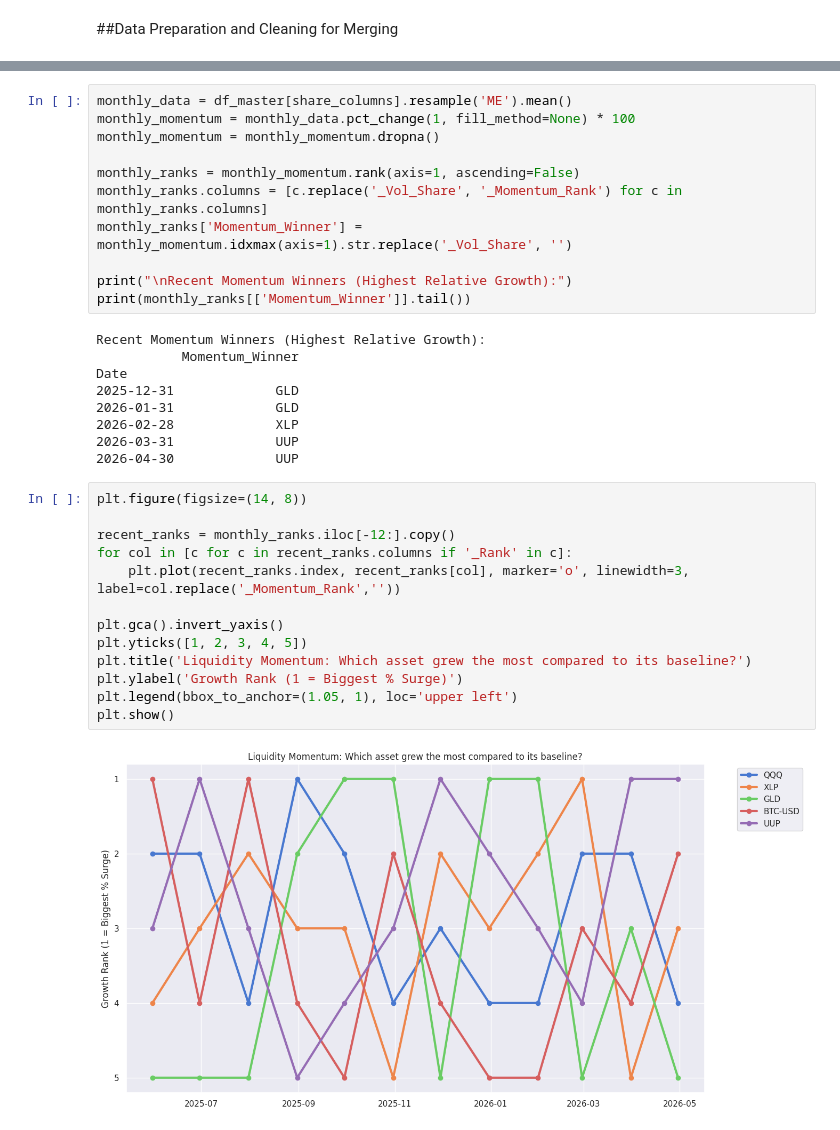
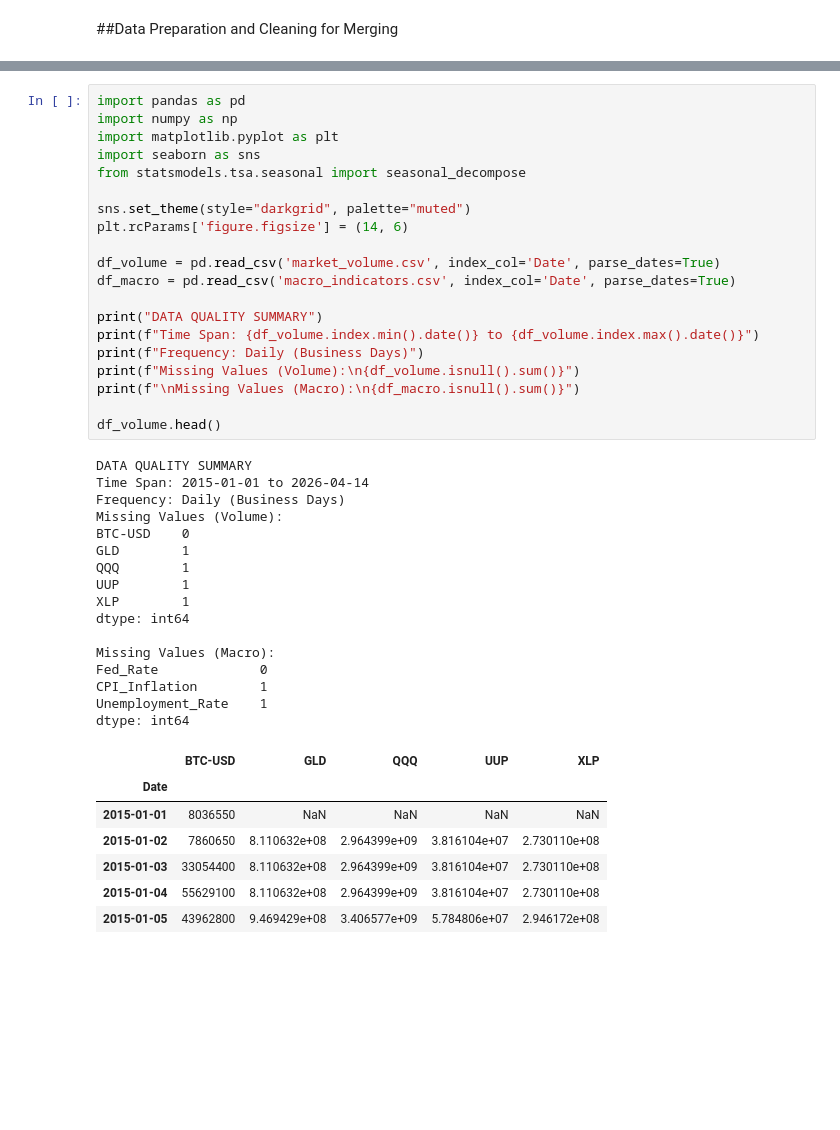
Before and after one commit to Aaguilar123/Macro-Liquidity-Asset-Leaderboard-Forecast, a Jupyter notebook: shared_eda/EDA.ipynb, the cells around one changed output, grey strips where cells are left out. Drawn from its saved outputs; the diff is of its cells as text; blank space fills up the shorter version.

```diff
--- a/shared_eda/EDA.ipynb
+++ b/shared_eda/EDA.ipynb
@@ -160,35 +7,44 @@ plt.show()
-# %%
-monthly_data = df_master[share_columns].resample('ME').mean()
-monthly_momentum = monthly_data.pct_change(1, fill_method=None) * 100
-monthly_momentum = monthly_momentum.dropna()
-
-monthly_ranks = monthly_momentum.rank(axis=1, ascending=False)
-monthly_ranks.columns = [c.replace('_Vol_Share', '_Momentum_Rank') for c in monthly_ranks.columns]
-monthly_ranks['Momentum_Winner'] = monthly_momentum.idxmax(axis=1).str.replace('_Vol_Share', '')
-
-print("\nRecent Momentum Winners (Highest Relative Growth):")
-print(monthly_ranks[['Momentum_Winner']].tail())
-# %% [output]
-Recent Momentum Winners (Highest Relative Growth):
-           Momentum_Winner
-Date
-2025-12-31             GLD
-2026-01-31             GLD
-2026-02-28             XLP
-2026-03-31             UUP
-2026-04-30             UUP
-# %%
-plt.figure(figsize=(14, 8))
-
-recent_ranks = monthly_ranks.iloc[-12:].copy()
-for col in [c for c in recent_ranks.columns if '_Rank' in c]:
-    plt.plot(recent_ranks.index, recent_ranks[col], marker='o', linewidth=3, label=col.replace('_Momentum_Rank',''))
-
-plt.gca().invert_yaxis()
-plt.yticks([1, 2, 3, 4, 5])
-plt.title('Liquidity Momentum: Which asset grew the most compared to its baseline?')
-plt.ylabel('Growth Rank (1 = Biggest % Surge)')
-plt.legend(bbox_to_anchor=(1.05, 1), loc='upper left')
-plt.show()
-# %% [output]
-[figure, removed]
+# %%
+import pandas as pd
+import numpy as np
+import matplotlib.pyplot as plt
+import seaborn as sns
+from statsmodels.tsa.seasonal import seasonal_decompose
+
+sns.set_theme(style="darkgrid", palette="muted")
+plt.rcParams['figure.figsize'] = (14, 6)
+
+df_volume = pd.read_csv('market_volume.csv', index_col='Date', parse_dates=True)
+df_macro = pd.read_csv('macro_indicators.csv', index_col='Date', parse_dates=True)
+
+print("DATA QUALITY SUMMARY")
+print(f"Time Span: {df_volume.index.min().date()} to {df_volume.index.max().date()}")
+print(f"Frequency: Daily (Business Days)")
+print(f"Missing Values (Volume):\n{df_volume.isnull().sum()}")
+print(f"\nMissing Values (Macro):\n{df_macro.isnull().sum()}")
+
+df_volume.head()
+# %% [output]
+DATA QUALITY SUMMARY
+Time Span: 2015-01-01 to 2026-04-14
+Frequency: Daily (Business Days)
+Missing Values (Volume):
+BTC-USD    0
+GLD        1
+QQQ        1
+UUP        1
+XLP        1
+dtype: int64
+
+Missing Values (Macro):
+Fed_Rate             0
+CPI_Inflation        1
+Unemployment_Rate    1
+dtype: int64
+|  | BTC-USD | GLD | QQQ | UUP | XLP |
+| Date |  |  |  |  |  |
+| 2015-01-01 | 8036550 | NaN | NaN | NaN | NaN |
+| 2015-01-02 | 7860650 | 8.110632e+08 | 2.964399e+09 | 3.816104e+07 | 2.730110e+08 |
+| 2015-01-03 | 33054400 | 8.110632e+08 | 2.964399e+09 | 3.816104e+07 | 2.730110e+08 |
+| 2015-01-04 | 55629100 | 8.110632e+08 | 2.964399e+09 | 3.816104e+07 | 2.730110e+08 |
+| 2015-01-05 | 43962800 | 9.469429e+08 | 3.406577e+09 | 5.784806e+07 | 2.946172e+08 |
```
Also changed, not shown: parts of 34 cells of this notebook.
